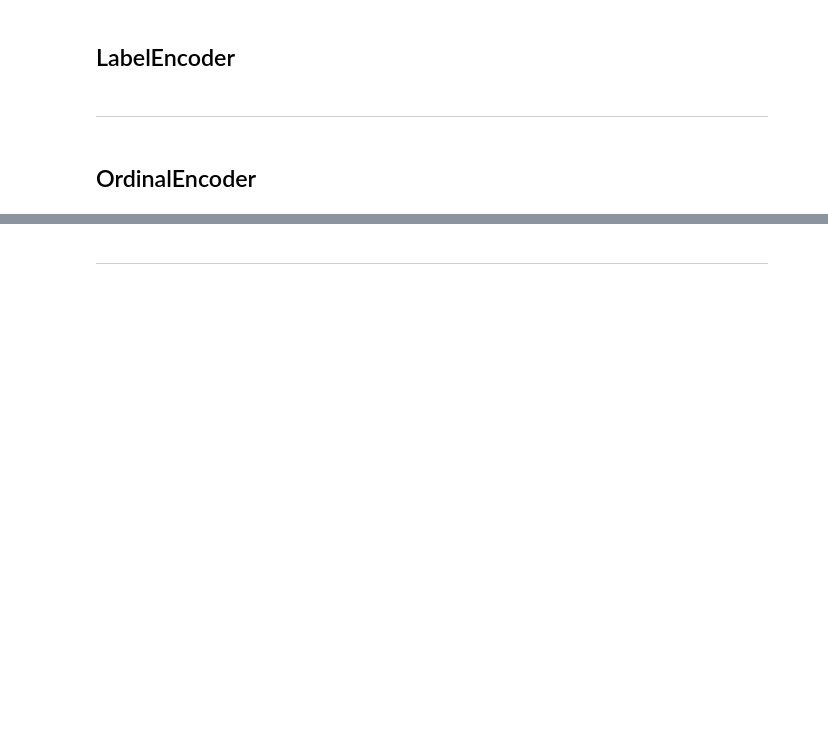
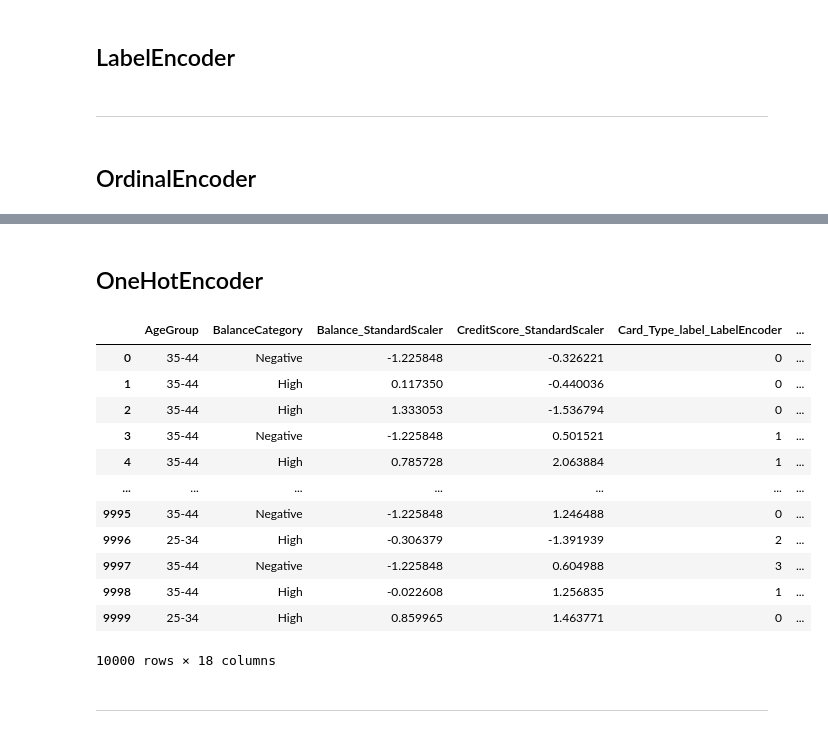
Before and after one commit to rvanguita/bank_customer_churn, a Jupyter notebook: main.ipynb, the cells around one changed output, grey strips where cells are left out. Saved outputs shown, nothing was run; the diff lists cells and outputs as text; code cells hidden in the pictures; blank space fills up the shorter version.

```diff
--- a/main.ipynb
+++ b/main.ipynb
@@ -240,10 +257,10 @@ df['Card_Type_Encoded'] = label_encoder.fit_transform(df['Card Type'])
 ## OrdinalEncoder
 # %%
 ordinal_encoder = OrdinalEncoder(categories=[['DIAMOND', 'PLATINUM', 'GOLD', 'SILVER']])
-df['Card_Type_Encoded'] = ordinal_encoder.fit_transform(df[['Card Type']])
+df_feature['Card_Type_OrdinalEncoder'] = ordinal_encoder.fit_transform(df[['Card Type']])
 # %%
 # ordinal_encoder = OrdinalEncoder(categories=[['High', 'Medium', 'Low', 'Negative']])
 # df['BalanceCategory_Encoded'] = ordinal_encoder.fit_transform(df[['BalanceCategory']])
 # %%
-# ordinal_encoder = OrdinalEncoder(categories=[['65+', '55-64', '45-54', '35-44', '25-34', '0-24']])
-# df['AgeGroup_Encoded'] = ordinal_encoder.fit_transform(df[['AgeGroup']])
+ordinal_encoder = OrdinalEncoder(categories=[['65+', '55-64', '45-54', '35-44', '25-34', '0-24']])
+df_feature['AgeGroup_Encoded'] = ordinal_encoder.fit_transform(df_feature[['AgeGroup']])
@@ -250,3 +285,36 @@ df['Card_Type_Encoded'] = ordinal_encoder.fit_transform(df[['Card Type']])
+# %% [markdown]
+## OneHotEncoder
+# %%
+features_OneHotEncoder = ['Geography', 'Gender', 'Card Type', 'NumOfProducts', 'HasCrCard', 'IsActiveMember']
+# %%
+onehotenconder = OneHotEncoder(drop='first', sparse_output=False)
+one_hot_encoded = onehotenconder.fit_transform(df[features_OneHotEncoder])
+# %%
+col_names = []
+for feature, categories in zip(features_OneHotEncoder, onehotenconder.categories_):
+    for category in categories[1:]:
+        col_names.append(f"{feature}_{category}")
+
+
+encoded_df = pd.DataFrame(one_hot_encoded, columns=col_names)
+
+
+df_feature = pd.concat([df_feature, encoded_df], axis=1)
+df_feature
+# %% [output]
+|  | AgeGroup | BalanceCategory | Balance_StandardScaler | CreditScore_StandardScaler | Card_Type_label_LabelEncoder | ... |
+| 0 | 35-44 | Negative | -1.225848 | -0.326221 | 0 | ... |
+| 1 | 35-44 | High | 0.117350 | -0.440036 | 0 | ... |
+| 2 | 35-44 | High | 1.333053 | -1.536794 | 0 | ... |
+| 3 | 35-44 | Negative | -1.225848 | 0.501521 | 1 | ... |
+| 4 | 35-44 | High | 0.785728 | 2.063884 | 1 | ... |
+| ... | ... | ... | ... | ... | ... | ... |
+| 9995 | 35-44 | Negative | -1.225848 | 1.246488 | 0 | ... |
+| 9996 | 25-34 | High | -0.306379 | -1.391939 | 2 | ... |
+| 9997 | 35-44 | Negative | -1.225848 | 0.604988 | 3 | ... |
+| 9998 | 35-44 | High | -0.022608 | 1.256835 | 1 | ... |
+| 9999 | 25-34 | High | 0.859965 | 1.463771 | 0 | ... |
+10000 rows × 18 columns
 # %% [markdown]
 ---
 # %%
```
Also changed, not shown: parts of 20 cells of this notebook.
